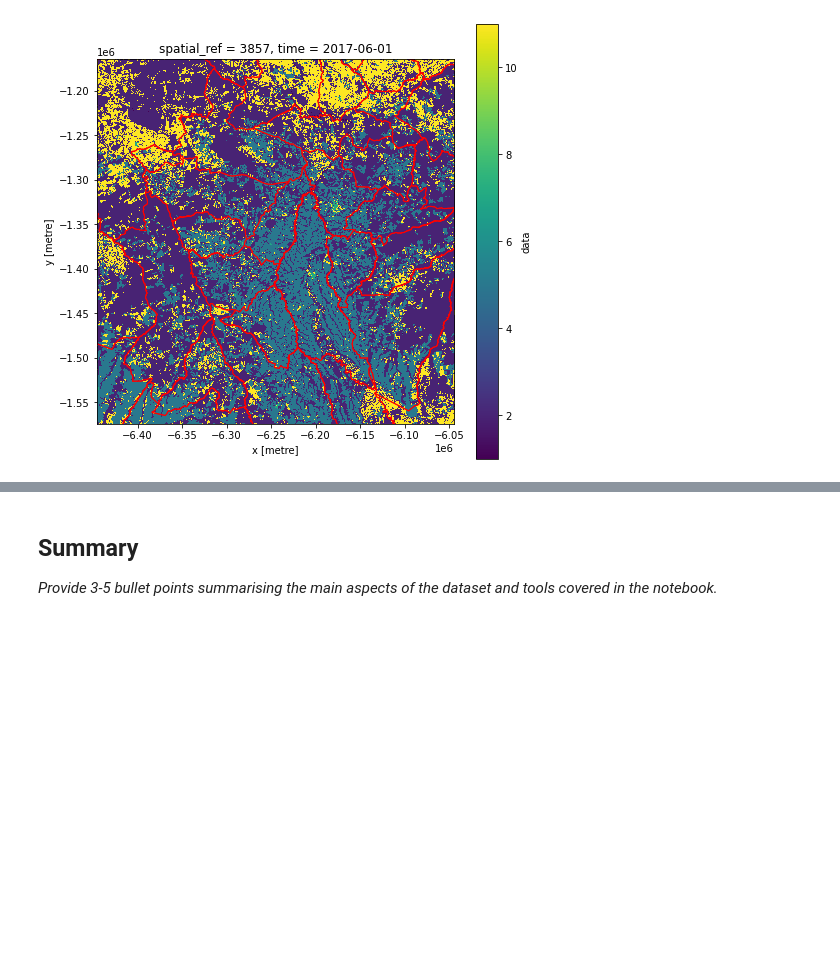
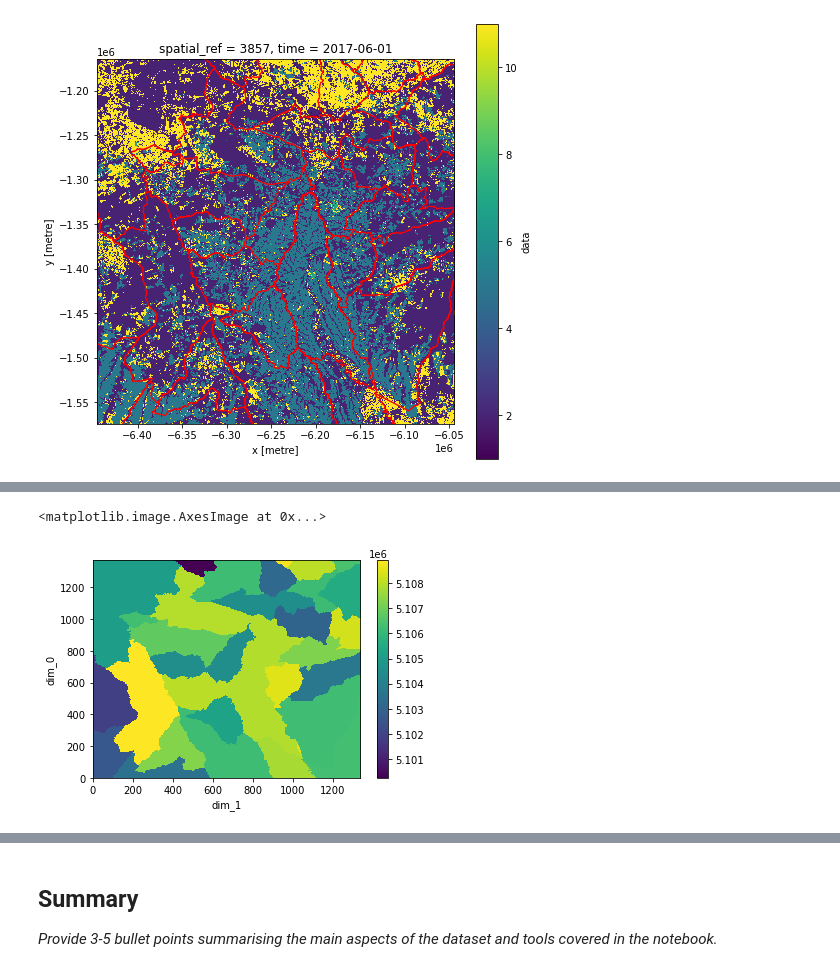
Before and after one commit to eds-book-gallery/b128b282-dee7-44a7-bc21-f1fd21452a83, a Jupyter notebook: general-exploration-landcover.ipynb, the cells around one changed output, grey strips where cells are left out. Cells and saved outputs as stored; diff of their text form; code cells hidden in the pictures; blank space fills up the shorter version.

```diff
--- a/general-exploration-landcover.ipynb
+++ b/general-exploration-landcover.ipynb
@@ -450,0 +523,7 @@ UFuncTypeError: ufunc 'minimum' did not contain a loop with signature matching t
+# %%
+#lat is flipped (why?), reverse this https://stackoverflow.com/q/54677161
+lc100r_xr = lc100r_xr.reindex(dim_0=lc100r_xr.dim_0[::-1])
+lc100r_xr.plot.imshow()
+# %% [output]
+<matplotlib.image.AxesImage at 0x...>
+[figure, added]
```
Also changed, not shown: parts of 16 cells of this notebook.
